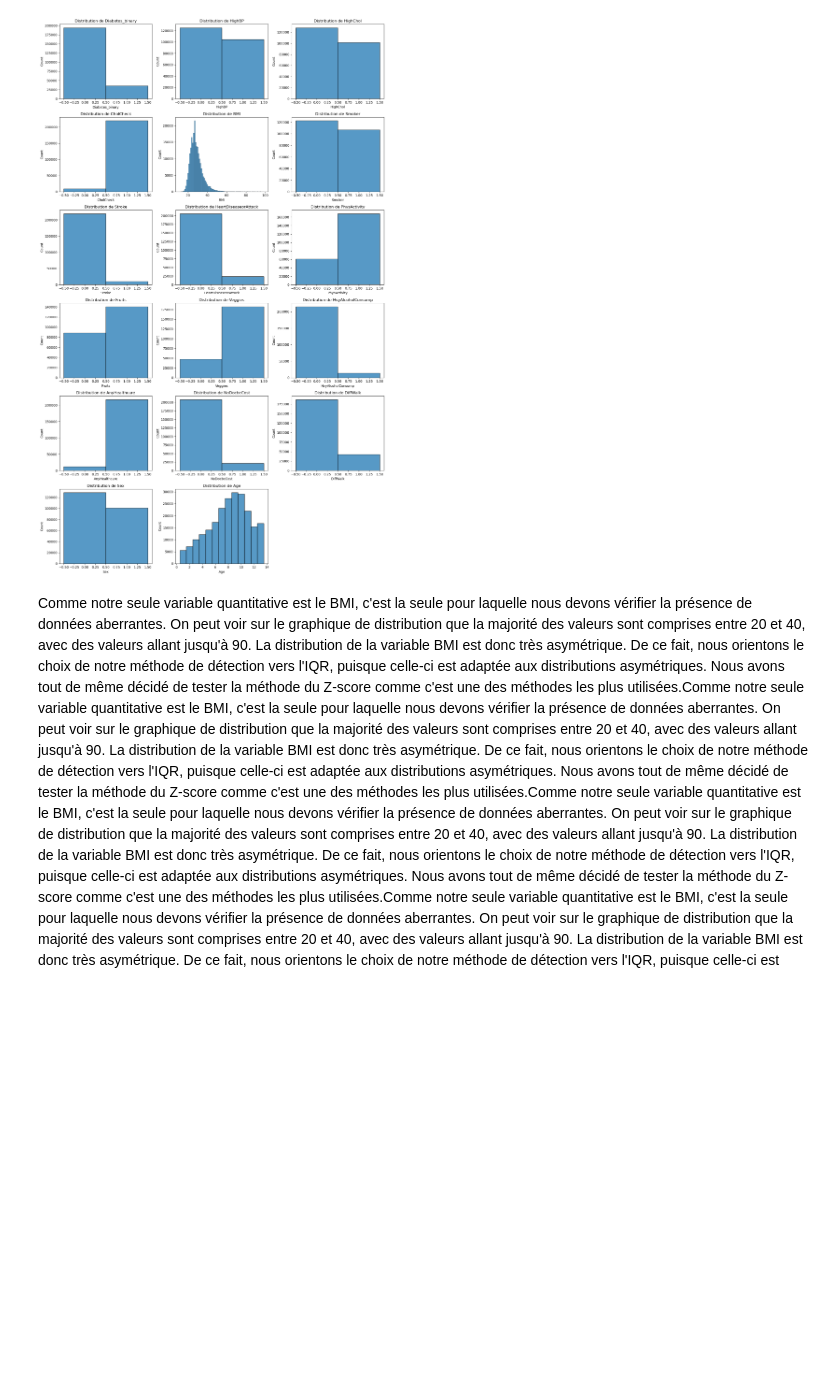
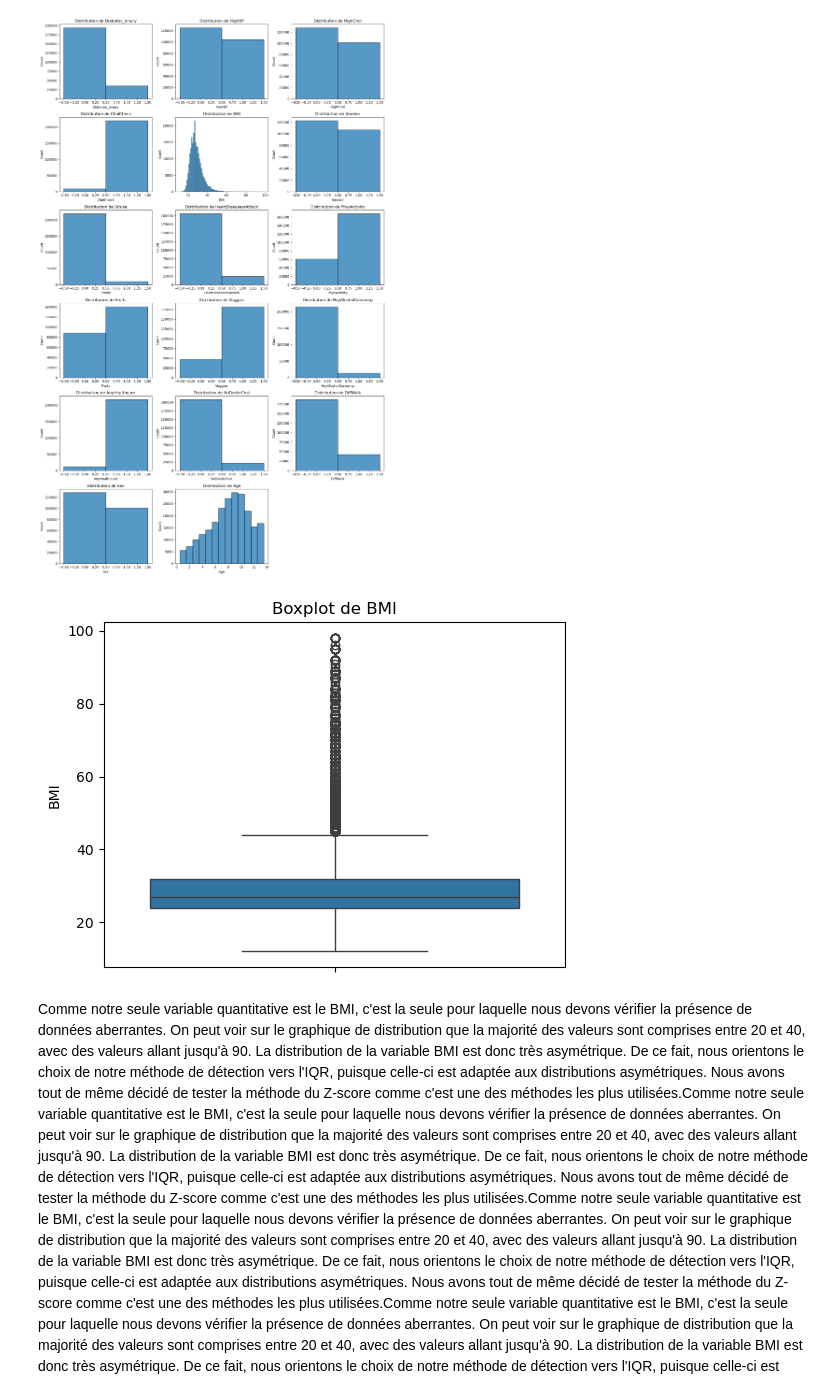
Before and after one commit to 0xybo/CESI_A4_IA_DeepLearning, a Jupyter notebook: Livrable 1.ipynb, the cells around one changed output. Drawn from its saved outputs; the diff is of its cells as text; code cells hidden in the pictures; blank space fills up the shorter version.

```diff
--- a/Livrable 1.ipynb
+++ b/Livrable 1.ipynb
@@ -552,6 +530,10 @@ Pour choisir la méthode de détection des valeurs aberrantes, on étudie d'abor
 dataset.draw_distributions()
 # %% [output]
 [figure]
+# %%
+dataset.draw_boxplots(['BMI'])
+# %% [output]
+[figure, added]
 # %% [markdown]
 Comme notre seule variable quantitative est le BMI, c'est la seule pour laquelle nous devons vérifier la présence de données aberrantes.
 On peut voir sur le graphique de distribution que la majorité des valeurs sont comprises entre 20 et 40, avec des valeurs allant jusqu'à 90.
```
Also changed, not shown: parts of 5 cells of this notebook, 1 other file.
